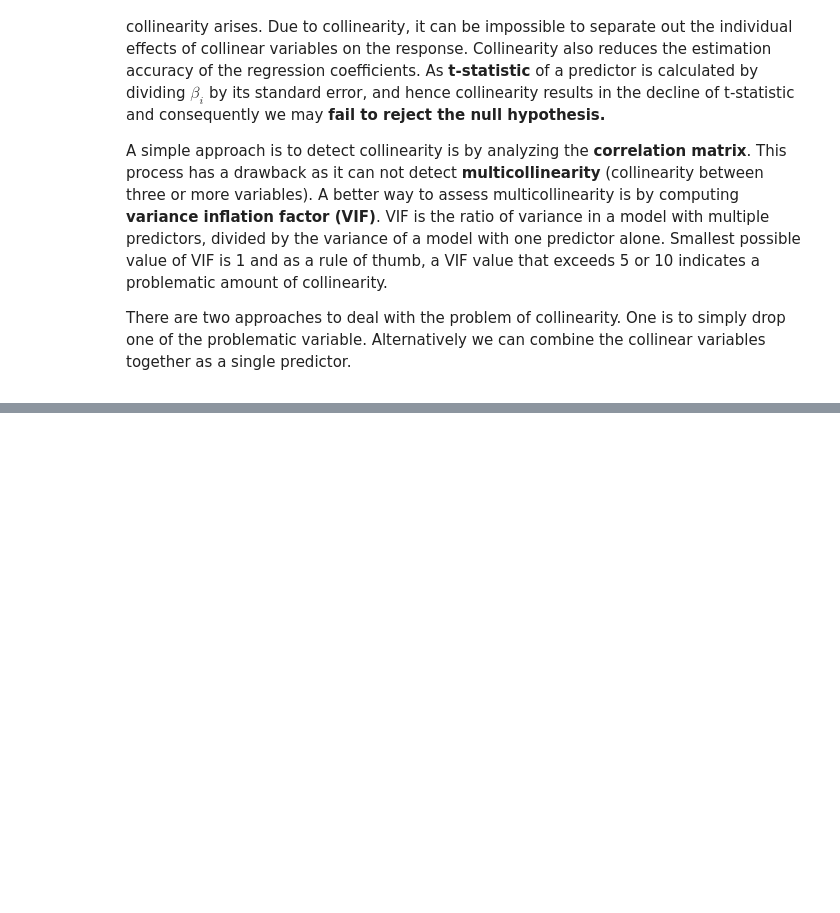
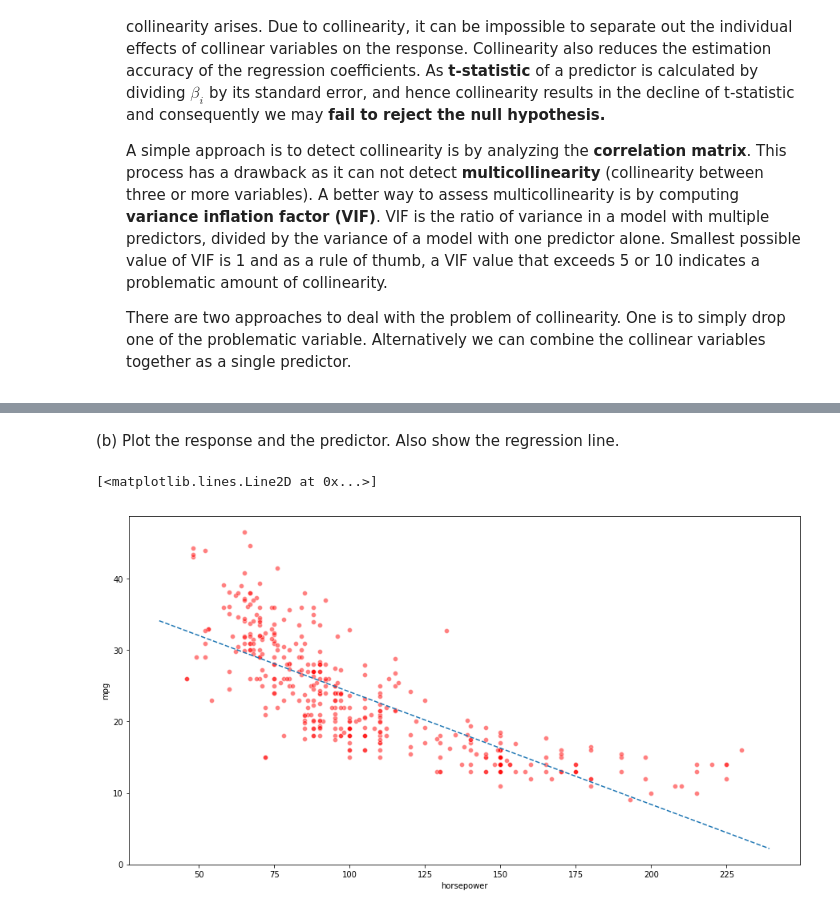
Before and after one commit to amitrajan012/Introduction-to-Statistical-Learning, a Jupyter notebook: Linear Regression.ipynb, the cells around one changed output, grey strips where cells are left out. Cells and saved outputs as stored; diff of their text form; code cells hidden in the pictures; blank space fills up the shorter version.

```diff
--- a/Linear Regression.ipynb
+++ b/Linear Regression.ipynb
@@ -329,0 +449,17 @@ The problems which arise when we fit a linear regression to a particular data se
+# %% [markdown]
+(b) Plot the response and the predictor. Also show the regression line.
+# %%
+import matplotlib.pyplot as plt
+import numpy as np
+
+fig = plt.figure(figsize=(15,8))
+ax = fig.add_subplot(111)
+
+ax = sns.scatterplot(x="horsepower", y="mpg", color='r', alpha=0.5, data=auto)
+
+x_vals = np.array(ax.get_xlim())
+y_vals = 39.9359 - 0.1578 * x_vals
+plt.plot(x_vals, y_vals, '--')
+# %% [output]
+[<matplotlib.lines.Line2D at 0x...>]
+[figure, added]
```
Also changed, not shown: parts of 81 cells of this notebook.
